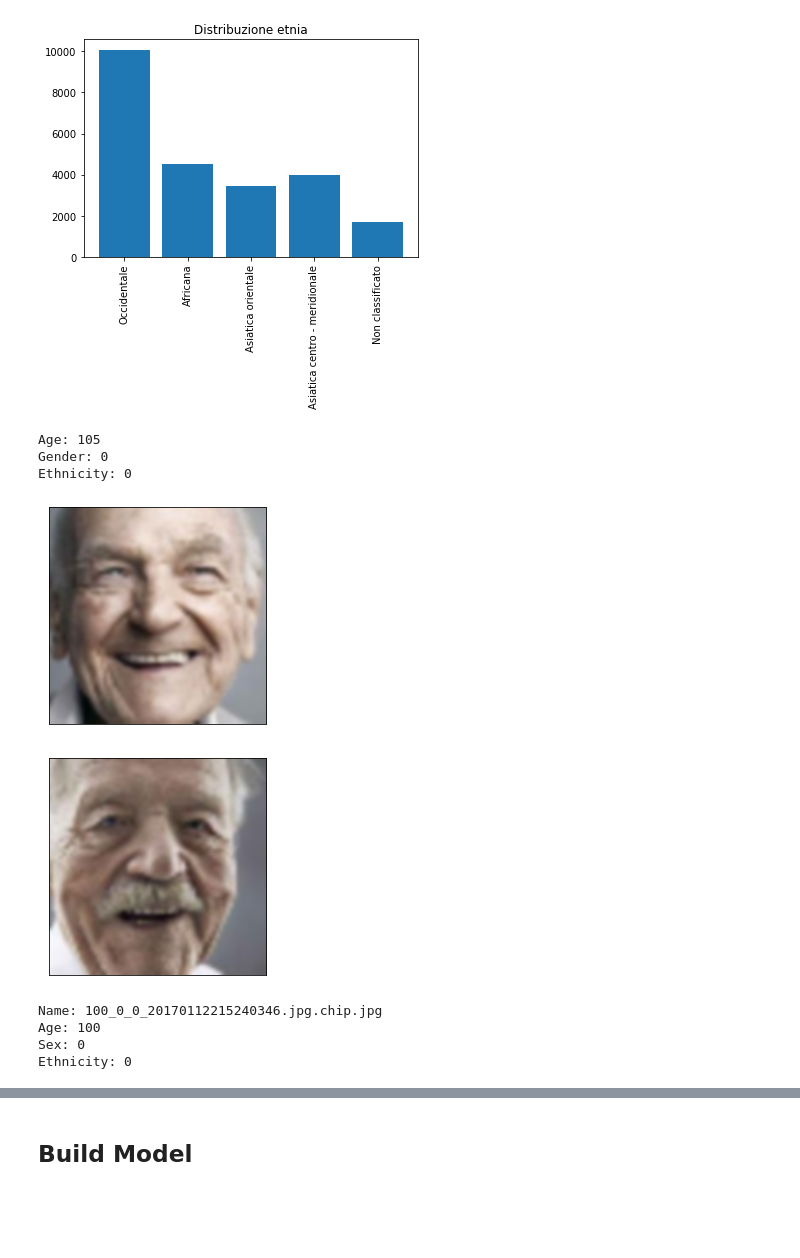
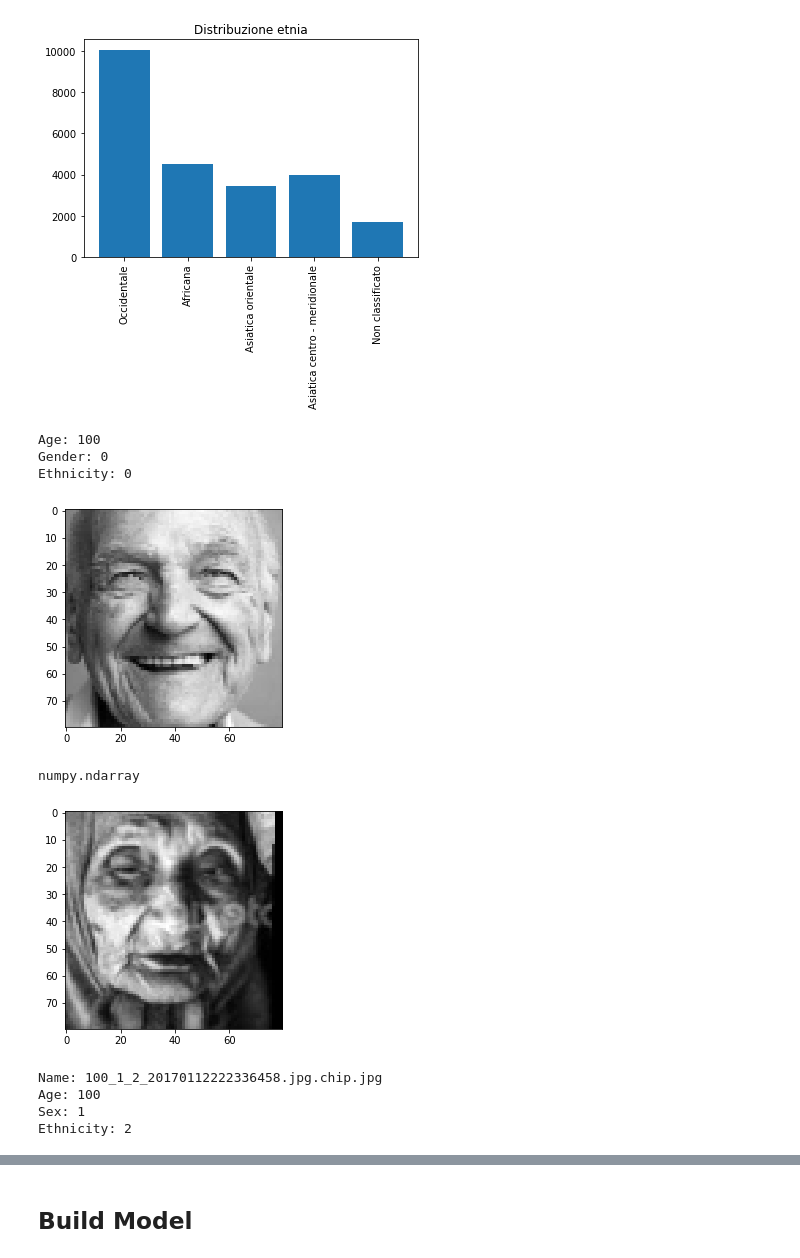
Before and after one commit to domenico97/AgeReg, a Jupyter notebook: AgeReg.ipynb, the cells around one changed output, grey strips where cells are left out. Drawn from its saved outputs; the diff is of its cells as text; code cells hidden in the pictures; blank space fills up the shorter version.

```diff
--- a/AgeReg.ipynb
+++ b/AgeReg.ipynb
@@ -21,21 +24,28 @@ Total samples: 23708
 # %%
-import cv2
+#Lettura e preprocessing delle immagini
+#Oltre alle immagini verranno estratte anche le altre feature disponibili
+
 images = []
 ages = []
 genders = []
 ethnicities = []
-#prova = cv2.imread(path+files[43])
-#cv2.imshow('prova',prova)
-#cv2.waitKey()
-#cv2.destroyAllWindows()
+
+IMG_WIDTH= 80
+IMG_HEIGHT = 80
 
 for file in files:
-    image = cv2.imread(path + file, cv2.IMREAD_COLOR)
-    image = cv2.cvtColor(image, cv2.COLOR_BGR2RGB)
-    image = cv2.resize(image, dsize=(64,64))
-    #image = image.reshape((-1,image.shape[0],image.shape[1],3))
+    #image = cv2.imread(path + file, cv2.IMREAD_COLOR)
+    #image = cv2.cvtColor(image, cv2.COLOR_BGR2RGB)
+    image = cv2.imread(path + file, cv2.IMREAD_GRAYSCALE)
+    image = cv2.resize(image, dsize=(IMG_HEIGHT,IMG_WIDTH))
+    image = image.reshape((image.shape[0],image.shape[1],1))
+    #image = image.reshape((image.shape[0],image.shape[1],3))
     images.append(image)
     split_var = file.split('_')
     ages.append(int(split_var[0]))
     genders.append(int(split_var[1]))
     ethnicities.append(int(split_var[2]))
+# %%
+#numero di immagini presenti nel dataset
+size = len(images)
+size
@@ -71,23 +89,22 @@ plt.show()
 # %% [output]
 [figure]
 # %%
+#funzione per lo show di un'immagine.
 def display(img):
-    #squeeze remove single-dimensional entries from the shape of an array.
-    #img = np.squeeze(img)
-    plt.imshow(img, interpolation='bicubic')
-    plt.xticks([]), plt.yticks([])
+    img = np.squeeze(img)  #squeeze remove single-dimensional entries from the shape of an array.
+    plt.imshow(img)
+    plt.set_cmap('gray')
     plt.show()
 
-#X = np.squeeze(images)
-idx = 14
+idx = 1
 sample = images[idx]
 print("Age:",ages[idx])
 print("Gender:",genders[idx])
 print("Ethnicity:",ethnicities[idx])
-display(images[1])
+display(images[idx])
 # %% [output]
-Age: 105
+Age: 100
 Gender: 0
 Ethnicity: 0
-[figure, old version]
+[figure, new version]
 # %%
@@ -110,18 +124,21 @@ if 'target' not in locals():
     target = ages
     images = np.array(images)
     images = images / 255
-#numericalFeatures = np.array([genders,ethnicities])
-#df = pd.DataFrame([genders,ethnicities])
+
+type(images)
+# %% [output]
+numpy.ndarray
 # %%
-idx=1
-display(images[0])
+#Altro esempio
+idx=10
+display(images[idx])
 print("Name:",files[idx])
 print("Age:",target[idx])
-print("Sex:",features[idx][1])
+print("Sex:",features[idx][0])
 print("Ethnicity:",features[idx][1])
 # %% [output]
-[figure, old version]
+[figure, new version]
-Name: 100_0_0_20170112215240346.jpg.chip.jpg
+Name: 100_1_2_20170112222336458.jpg.chip.jpg
 Age: 100
-Sex: 0
-Ethnicity: 0
+Sex: 1
+Ethnicity: 2
```
Also changed, not shown: parts of 38 cells of this notebook.
